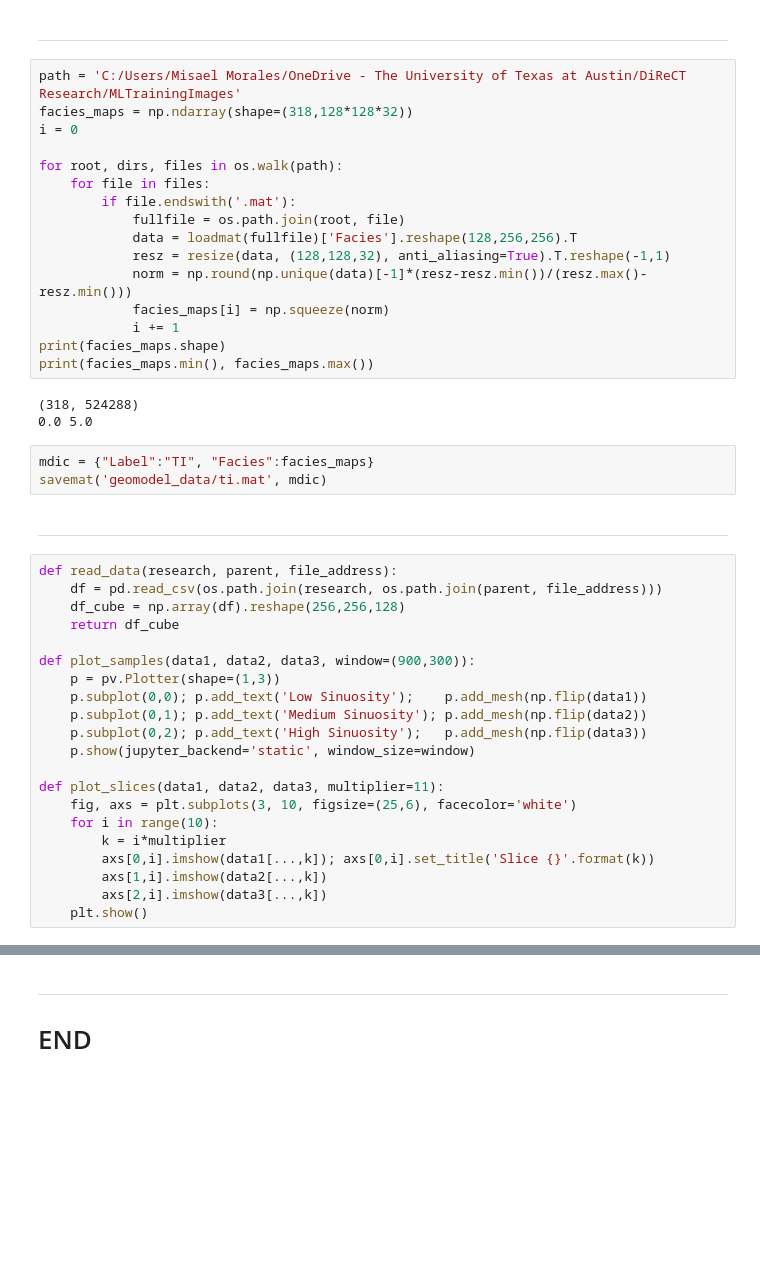
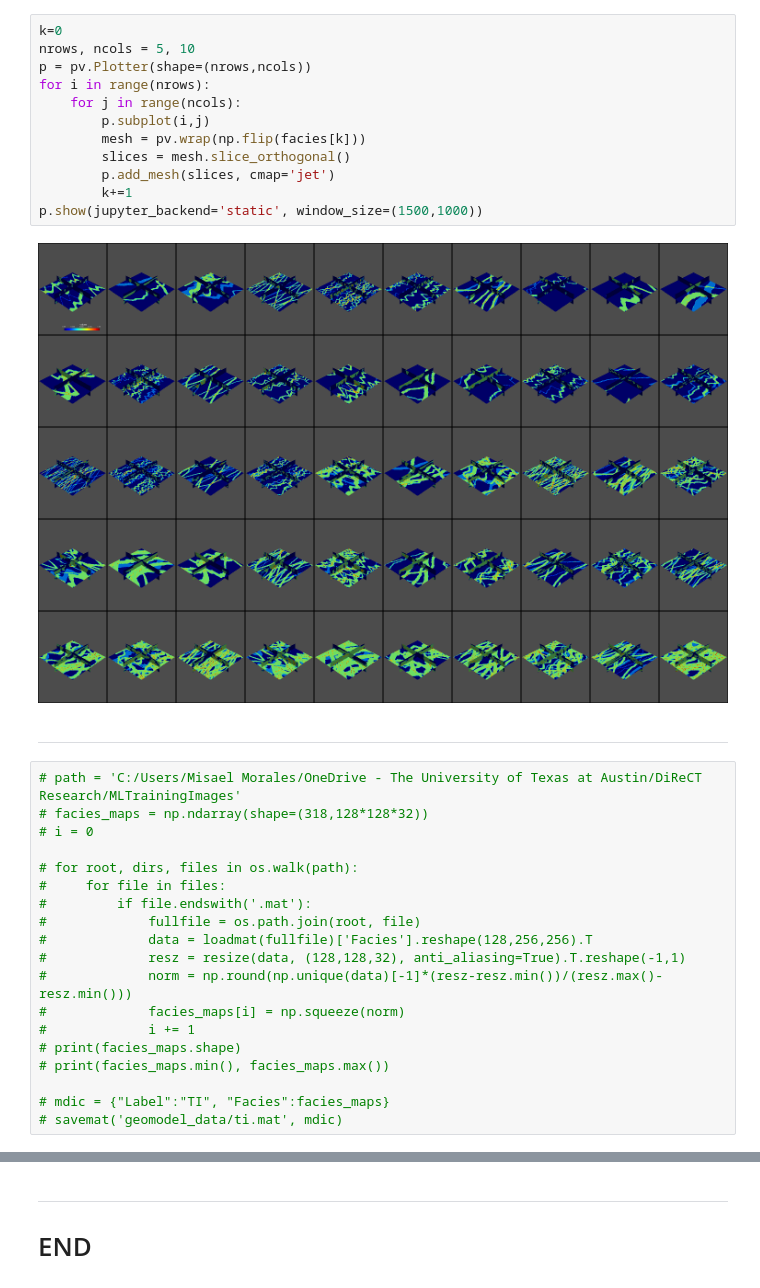
Before and after one commit to misaelmmorales/Latent-Geo-Modeling, a Jupyter notebook: simulations 3D/mps.ipynb, the cells around one changed output, grey strips where cells are left out. Drawn from its saved outputs; the diff is of its cells as text; blank space fills up the shorter version.

```diff
--- a/simulations 3D/mps.ipynb
+++ b/simulations 3D/mps.ipynb
@@ -15,47 +24,35 @@ print(df.shape)
+# %%
+k=0
+nrows, ncols = 5, 10
+p = pv.Plotter(shape=(nrows,ncols))
+for i in range(nrows):
+    for j in range(ncols):
+        p.subplot(i,j)
+        mesh = pv.wrap(np.flip(facies[k]))
+        slices = mesh.slice_orthogonal()
+        p.add_mesh(slices, cmap='jet')
+        k+=1
+p.show(jupyter_backend='static', window_size=(1500,1000))
+# %% [output]
+[figure, added]
 # %% [markdown]
 ***
 # %%
-path = 'C:/Users/Misael Morales/OneDrive - The University of Texas at Austin/DiReCT Research/MLTrainingImages'
-facies_maps = np.ndarray(shape=(318,128*128*32))
-i = 0
+# path = 'C:/Users/Misael Morales/OneDrive - The University of Texas at Austin/DiReCT Research/MLTrainingImages'
+# facies_maps = np.ndarray(shape=(318,128*128*32))
+# i = 0
 
-for root, dirs, files in os.walk(path):
-    for file in files:
-        if file.endswith('.mat'):
-            fullfile = os.path.join(root, file)
-            data = loadmat(fullfile)['Facies'].reshape(128,256,256).T
-            resz = resize(data, (128,128,32), anti_aliasing=True).T.reshape(-1,1)
-            norm = np.round(np.unique(data)[-1]*(resz-resz.min())/(resz.max()-resz.min()))
-            facies_maps[i] = np.squeeze(norm)
-            i += 1
-print(facies_maps.shape)
-print(facies_maps.min(), facies_maps.max())
+# for root, dirs, files in os.walk(path):
+#     for file in files:
+#         if file.endswith('.mat'):
+#             fullfile = os.path.join(root, file)
+#             data = loadmat(fullfile)['Facies'].reshape(128,256,256).T
+#             resz = resize(data, (128,128,32), anti_aliasing=True).T.reshape(-1,1)
+#             norm = np.round(np.unique(data)[-1]*(resz-resz.min())/(resz.max()-resz.min()))
+#             facies_maps[i] = np.squeeze(norm)
+#             i += 1
+# print(facies_maps.shape)
+# print(facies_maps.min(), facies_maps.max())
+
+# mdic = {"Label":"TI", "Facies":facies_maps}
+# savemat('geomodel_data/ti.mat', mdic)
-# %% [output]
-(318, 524288)
-0.0 5.0
-# %%
-mdic = {"Label":"TI", "Facies":facies_maps}
-savemat('geomodel_data/ti.mat', mdic)
-# %% [markdown]
-***
-# %%
-def read_data(research, parent, file_address):
-    df = pd.read_csv(os.path.join(research, os.path.join(parent, file_address)))
-    df_cube = np.array(df).reshape(256,256,128)
-    return df_cube
-
-def plot_samples(data1, data2, data3, window=(900,300)):
-    p = pv.Plotter(shape=(1,3))
-    p.subplot(0,0); p.add_text('Low Sinuosity');    p.add_mesh(np.flip(data1))
-    p.subplot(0,1); p.add_text('Medium Sinuosity'); p.add_mesh(np.flip(data2))
-    p.subplot(0,2); p.add_text('High Sinuosity');   p.add_mesh(np.flip(data3))
-    p.show(jupyter_backend='static', window_size=window)
-
-def plot_slices(data1, data2, data3, multiplier=11):
-    fig, axs = plt.subplots(3, 10, figsize=(25,6), facecolor='white')
-    for i in range(10):
-        k = i*multiplier
-        axs[0,i].imshow(data1[...,k]); axs[0,i].set_title('Slice {}'.format(k))
-        axs[1,i].imshow(data2[...,k])
-        axs[2,i].imshow(data3[...,k])
-    plt.show()
```
Also changed, not shown: parts of 5 cells of this notebook, 1 other file.
